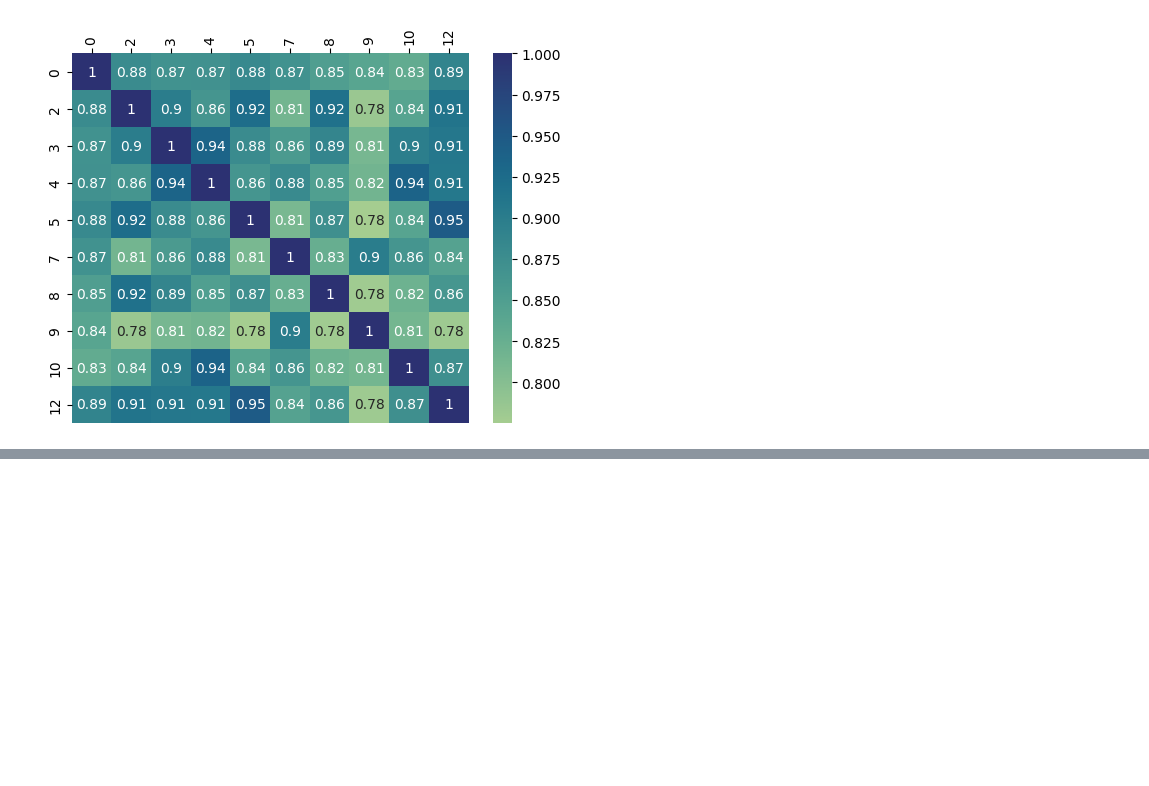
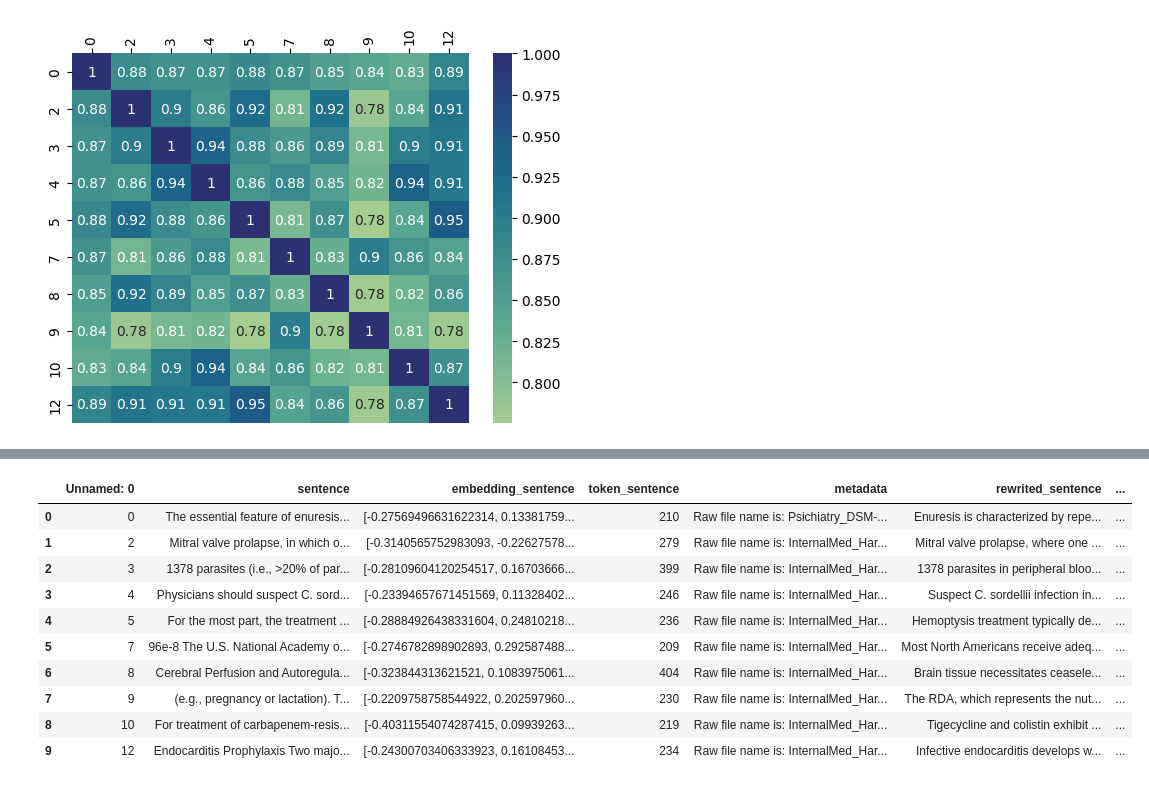
Before and after one commit to baptvit/mineracao-dados-massivos, a Jupyter notebook: evaluation/evaluation/evaluation-metrics.ipynb, the cells around one changed output, grey strips where cells are left out. Drawn from its saved outputs; the diff is of its cells as text; code cells hidden in the pictures; blank space fills up the shorter version.

```diff
--- a/evaluation/evaluation/evaluation-metrics.ipynb
+++ b/evaluation/evaluation/evaluation-metrics.ipynb
@@ -18,4 +18,4 @@ pd_textbook['rewrited_sentence_embedding_np'] = pd_textbook['rewrited_sentence_e
 # %%
 pd_textbook['embedding_sentence_np'] = pd_textbook['embedding_sentence'].apply(eval).apply(np.array)
 # %%
-vector_embedding_reference = pd_textbook["rewrited_sentence_embedding_np"][0]
+vector_embedding_reference = pd_textbook["rewrited_sentence_embedding_np"][7]
@@ -126,0 +171,2 @@ ax.set_xticklabels(query_id, rotation=90)
+# %%
+pd_textbook_10["euclidean_distances"] = euclidean_distances(list(pd_textbook_10["embedding_sentence_np"].values), [vector_embedding_reference])
@@ -126,0 +179,14 @@ ax.set_xticklabels(query_id, rotation=90)
+# %%
+pd_textbook_10
+# %% [output]
+|  | Unnamed: 0 | sentence | embedding_sentence | token_sentence | metadata | rewrited_sentence | ... |
+| 0 | 0 | The essential feature of enuresis... | [-0.27569496631622314, 0.13381759... | 210 | Raw file name is: Psichiatry_DSM-... | Enuresis is characterized by repe... | ... |
+| 1 | 2 | Mitral valve prolapse, in which o... | [-0.3140565752983093, -0.22627578... | 279 | Raw file name is: InternalMed_Har... | Mitral valve prolapse, where one ... | ... |
+| 2 | 3 | 1378 parasites (i.e., >20% of par... | [-0.28109604120254517, 0.16703666... | 399 | Raw file name is: InternalMed_Har... | 1378 parasites in peripheral bloo... | ... |
+| 3 | 4 | Physicians should suspect C. sord... | [-0.23394657671451569, 0.11328402... | 246 | Raw file name is: InternalMed_Har... | Suspect C. sordellii infection in... | ... |
+| 4 | 5 | For the most part, the treatment ... | [-0.28884926438331604, 0.24810218... | 236 | Raw file name is: InternalMed_Har... | Hemoptysis treatment typically de... | ... |
+| 5 | 7 | 96e-8 The U.S. National Academy o... | [-0.2746782898902893, 0.292587488... | 209 | Raw file name is: InternalMed_Har... | Most North Americans receive adeq... | ... |
+| 6 | 8 | Cerebral Perfusion and Autoregula... | [-0.323844313621521, 0.1083975061... | 404 | Raw file name is: InternalMed_Har... | Brain tissue necessitates ceasele... | ... |
+| 7 | 9 | (e.g., pregnancy or lactation). T... | [-0.2209758758544922, 0.202597960... | 230 | Raw file name is: InternalMed_Har... | The RDA, which represents the nut... | ... |
+| 8 | 10 | For treatment of carbapenem-resis... | [-0.40311554074287415, 0.09939263... | 219 | Raw file name is: InternalMed_Har... | Tigecycline and colistin exhibit ... | ... |
+| 9 | 12 | Endocarditis Prophylaxis Two majo... | [-0.24300703406333923, 0.16108453... | 234 | Raw file name is: InternalMed_Har... | Infective endocarditis develops w... | ... |
```
Also changed, not shown: parts of 7 cells of this notebook.
